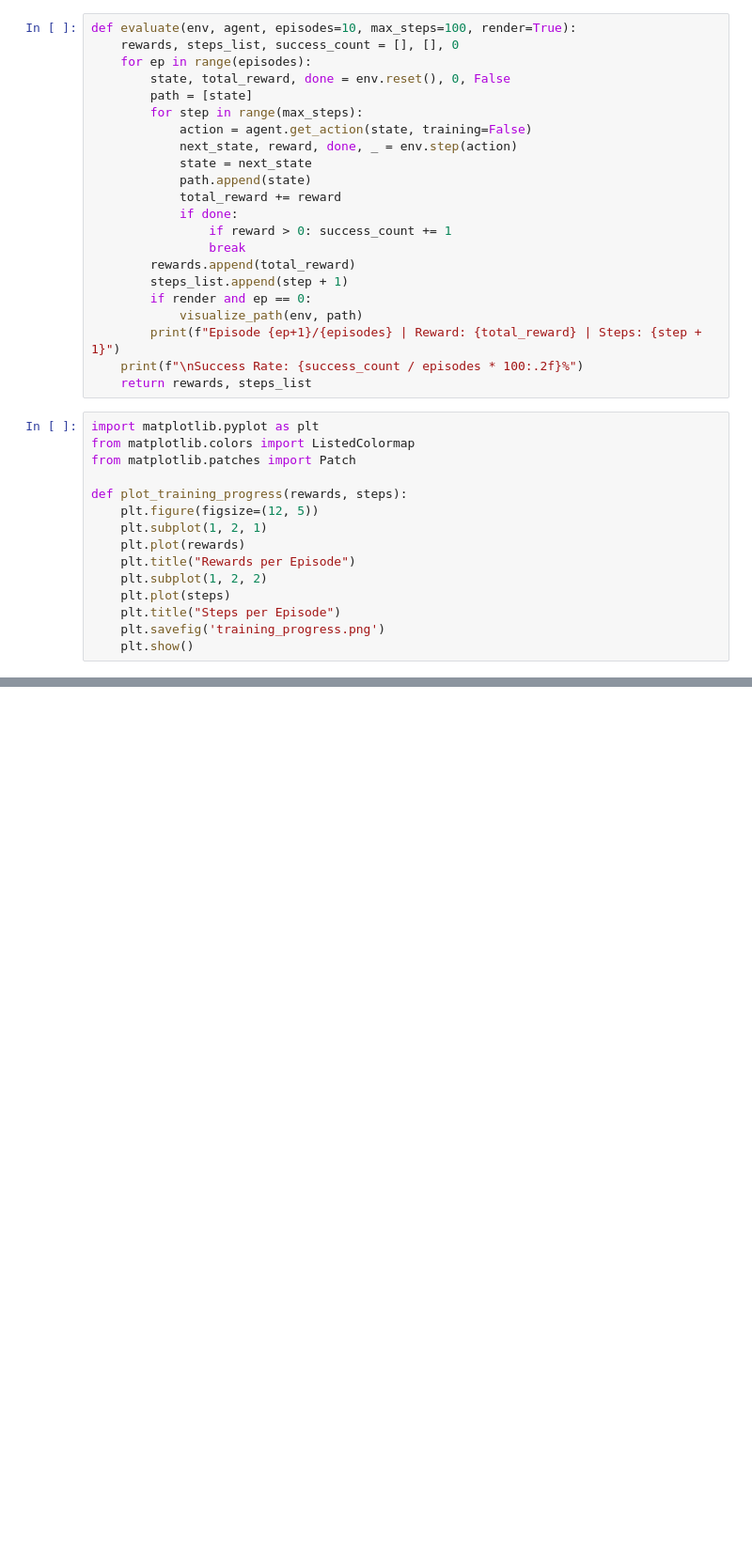
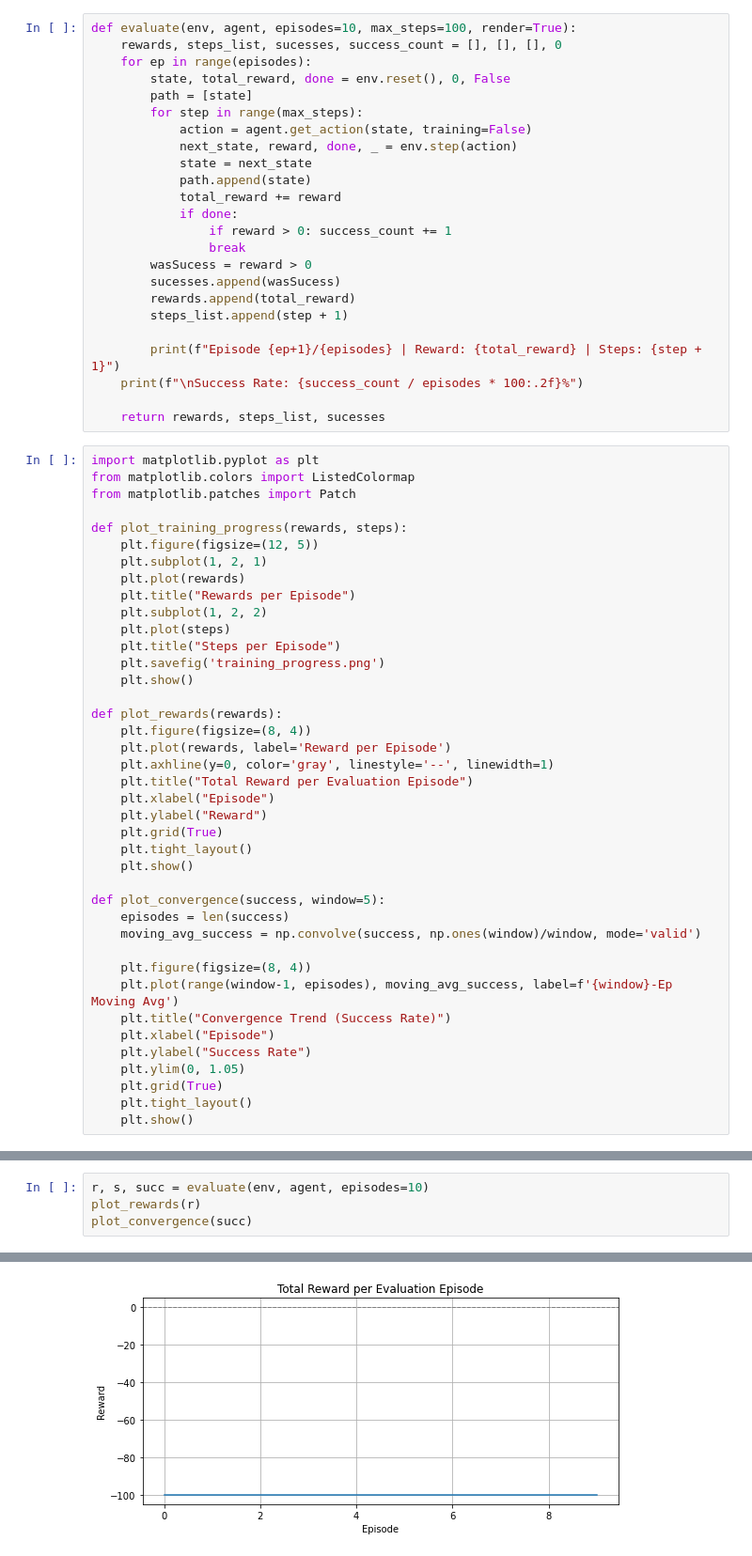
Before and after one commit to andmrqzv/Q_Learning, a Jupyter notebook: grid_world.ipynb, the cells around one changed output, grey strips where cells are left out. Shown: that part at 94% size. Saved outputs shown, nothing was run; the diff lists cells and outputs as text; blank space fills up the shorter version.

```diff
--- a/grid_world.ipynb
+++ b/grid_world.ipynb
@@ -202,6 +181,6 @@ Training completed in 1.49 seconds.
 # %%
 def evaluate(env, agent, episodes=10, max_steps=100, render=True):
-    rewards, steps_list, success_count = [], [], 0
+    rewards, steps_list, sucesses, success_count = [], [], [], 0
     for ep in range(episodes):
         state, total_reward, done = env.reset(), 0, False
         path = [state]
@@ -214,13 +193,15 @@ def evaluate(env, agent, episodes=10, max_steps=100, render=True):
             if done:
                 if reward > 0: success_count += 1
                 break
+        wasSucess = reward > 0
+        sucesses.append(wasSucess)
         rewards.append(total_reward)
         steps_list.append(step + 1)
-        if render and ep == 0:
-            visualize_path(env, path)
+
         print(f"Episode {ep+1}/{episodes} | Reward: {total_reward} | Steps: {step + 1}")
     print(f"\nSuccess Rate: {success_count / episodes * 100:.2f}%")
-    return rewards, steps_list
+
+    return rewards, steps_list, sucesses
 # %%
 import matplotlib.pyplot as plt
 from matplotlib.colors import ListedColormap
@@ -236,3 +217,28 @@ def plot_training_progress(rewards, steps):
     plt.title("Steps per Episode")
     plt.savefig('training_progress.png')
     plt.show()
+
+def plot_rewards(rewards):
+    plt.figure(figsize=(8, 4))
+    plt.plot(rewards, label='Reward per Episode')
+    plt.axhline(y=0, color='gray', linestyle='--', linewidth=1)
+    plt.title("Total Reward per Evaluation Episode")
+    plt.xlabel("Episode")
+    plt.ylabel("Reward")
+    plt.grid(True)
+    plt.tight_layout()
+    plt.show()
+
+def plot_convergence(success, window=5):
+    episodes = len(success)
+    moving_avg_success = np.convolve(success, np.ones(window)/window, mode='valid')
+
+    plt.figure(figsize=(8, 4))
+    plt.plot(range(window-1, episodes), moving_avg_success, label=f'{window}-Ep Moving Avg')
+    plt.title("Convergence Trend (Success Rate)")
+    plt.xlabel("Episode")
+    plt.ylabel("Success Rate")
+    plt.ylim(0, 1.05)
+    plt.grid(True)
+    plt.tight_layout()
+    plt.show()
@@ -259,0 +272,5 @@ Training completed in 0.51 seconds.
+# %%
+r, s, succ = evaluate(env, agent, episodes=10)
+plot_rewards(r)
+plot_convergence(succ)
+# %% [output]
@@ -259,0 +289 @@ Training completed in 0.51 seconds.
+[figure, added]
```
Also changed, not shown: parts of 26 cells of this notebook.
